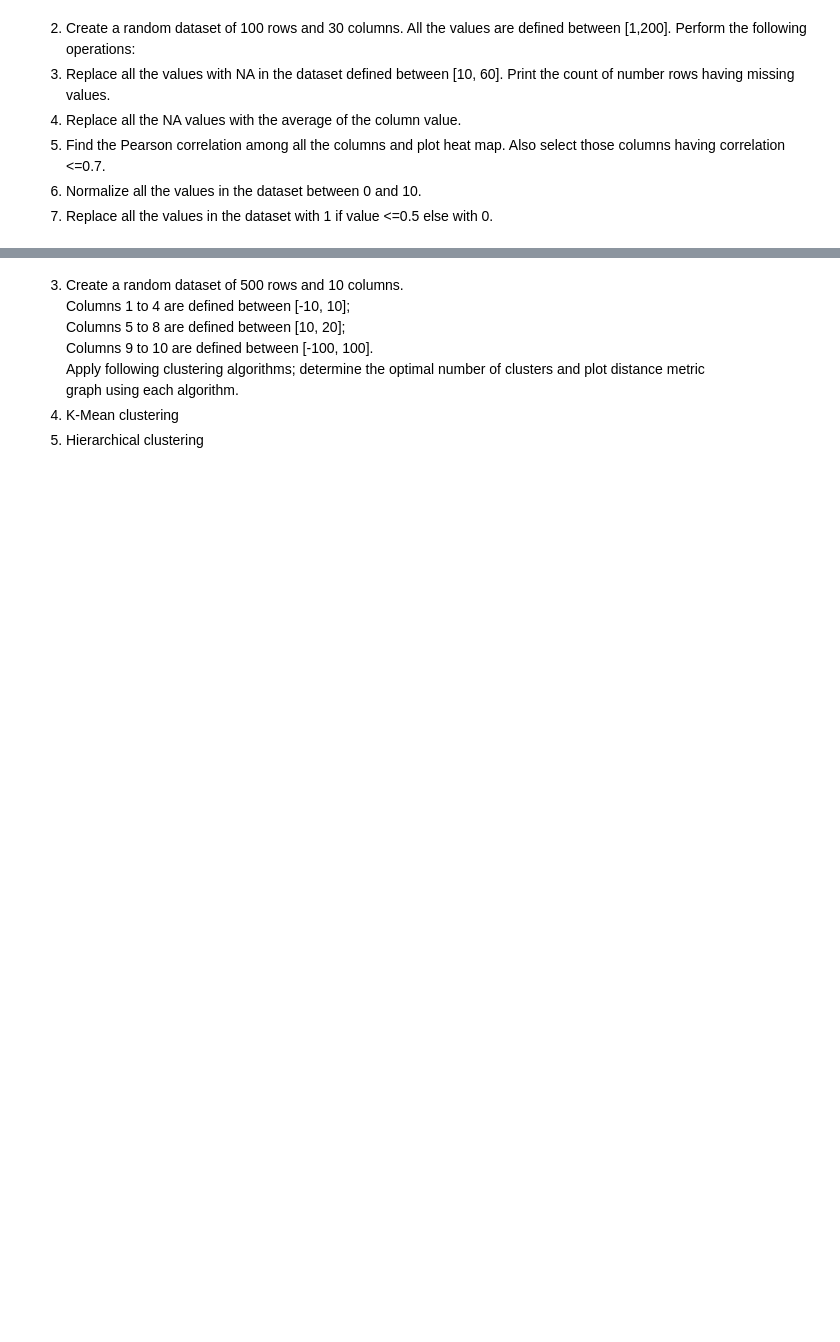
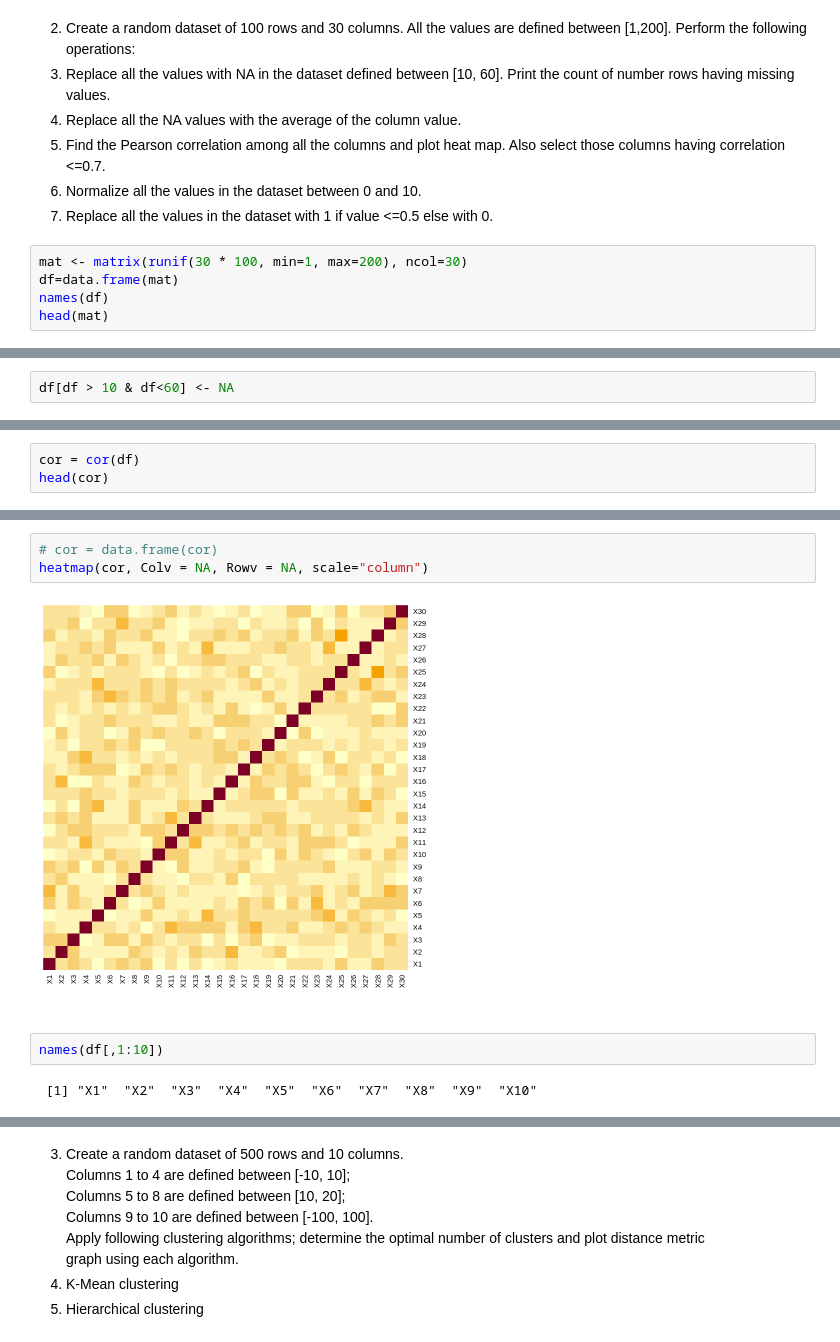
Before and after one commit to IqmanS/ML-Assignments, a Jupyter notebook: Assignment_3_R_Programming.ipynb, the cells around one changed output, grey strips where cells are left out. Cells and saved outputs as stored; diff of their text form; blank space fills up the shorter version.

```diff
--- a/Assignment_3_R_Programming.ipynb
+++ b/Assignment_3_R_Programming.ipynb
@@ -19,3 +26,8 @@ rows having missing values.
 having correlation <=0.7.
  4. Normalize all the values in the dataset between 0 and 10.
  5. Replace all the values in the dataset with 1 if value <=0.5 else with 0.
+# %%
+mat <- matrix(runif(30 * 100, min=1, max=200), ncol=30)
+df=data.frame(mat)
+names(df)
+head(mat)
@@ -21,0 +45,2 @@ having correlation <=0.7.
+# %%
+df[df > 10 & df<60] <- NA
@@ -21,0 +78,3 @@ having correlation <=0.7.
+# %%
+cor = cor(df)
+head(cor)
@@ -21,0 +90,9 @@ having correlation <=0.7.
+# %%
+# cor = data.frame(cor)
+heatmap(cor, Colv = NA, Rowv = NA, scale="column")
+# %% [output]
+[figure, added]
+# %%
+names(df[,1:10])
+# %% [output]
+ [1] "X1"  "X2"  "X3"  "X4"  "X5"  "X6"  "X7"  "X8"  "X9"  "X10"
```
Also changed, not shown: parts of 10 cells of this notebook.
